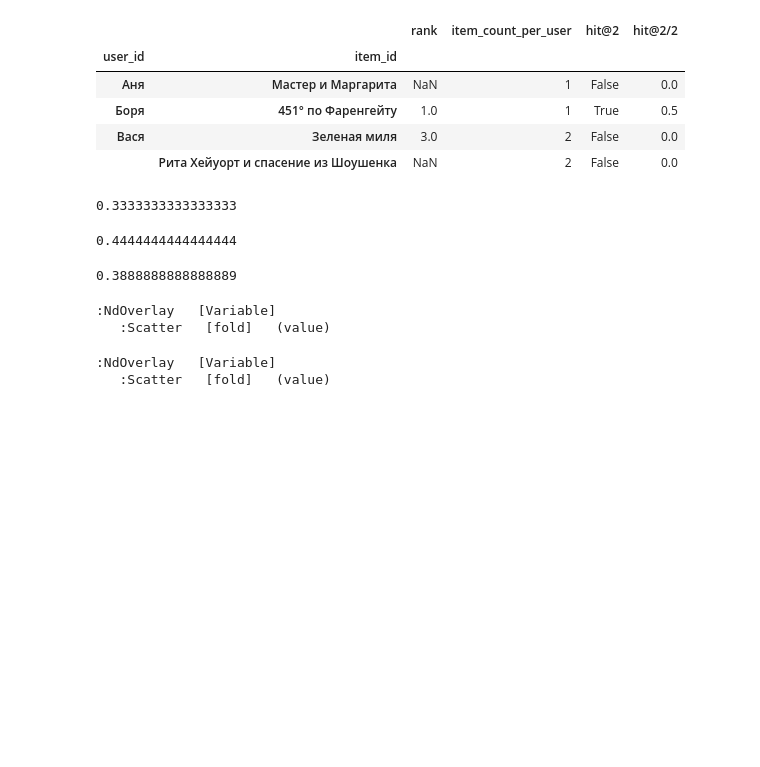
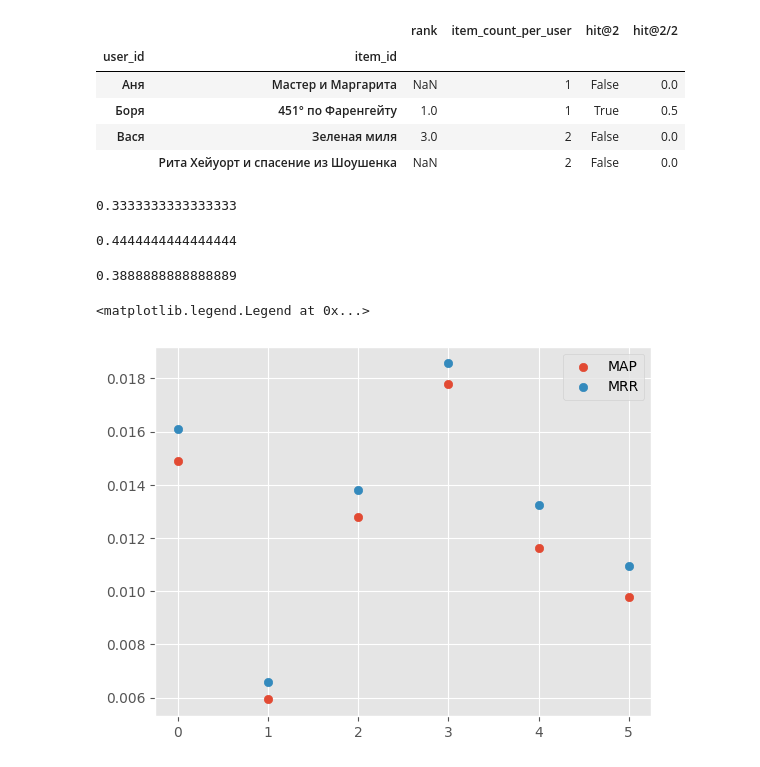
Before and after one commit to KernelA/education-recsys, a Jupyter notebook: l1_metrics.ipynb, the cells around one changed output. Saved outputs shown, nothing was run; the diff lists cells and outputs as text; code cells hidden in the pictures; blank space fills up the shorter version.

```diff
--- a/l1_metrics.ipynb
+++ b/l1_metrics.ipynb
@@ -112,15 +105,12 @@ def validate(interactions, user_features, test_dates, model_cls):
     return pd.DataFrame(metrics)
 # %%
 metrics = validate(df, df_users, test_dates, PopularRecommender)
-# %%
-metrics.hvplot.scatter(x="fold", y=["mean_avg_prec", "mrr"], legend="top")
-# %% [output]
-:NdOverlay   [Variable]
-   :Scatter   [fold]   (value)
+# %%
+plt.scatter(data=metrics, x="fold", y="mean_avg_prec", label="MAP")
+plt.scatter(data=metrics, x="fold", y="mrr", label="MRR")
+plt.legend()
+# %% [output]
+<matplotlib.legend.Legend at 0x...>
+[figure, added]
 # %%
 metrics = validate(df, df_users, test_dates, PopularRecommenderPerAge)
-# %%
-metrics.hvplot.scatter(x="fold", y=["mean_avg_prec", "mrr"], legend="top")
-# %% [output]
-:NdOverlay   [Variable]
-   :Scatter   [fold]   (value)
```
Also changed, not shown: parts of 3 cells of this notebook, 4 other files.
